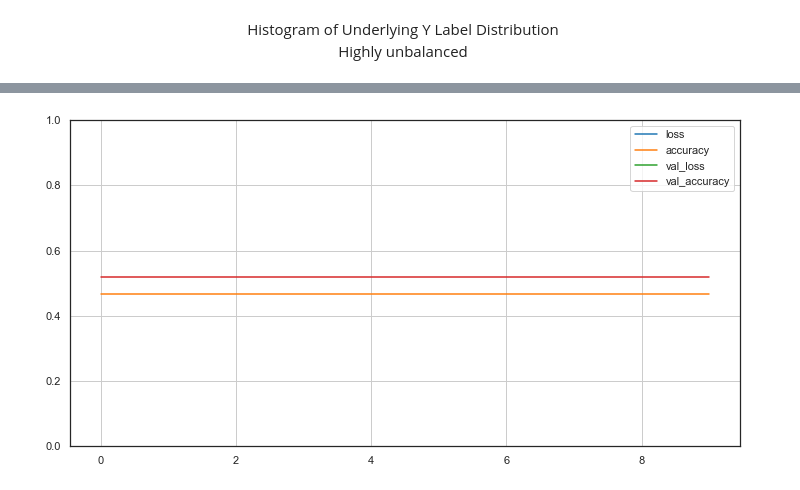
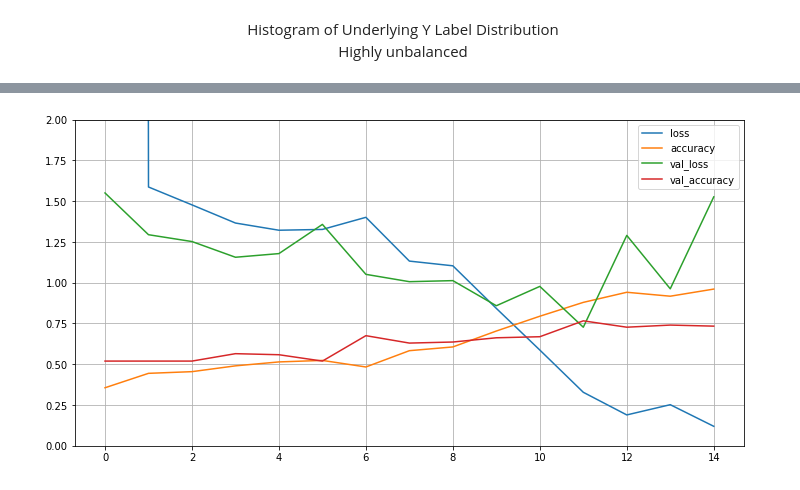
Before and after one commit to adamcwatts/ECE-524-Neural_Networks, a Jupyter notebook: Competition_Project/CNN_Notebook.ipynb, the cells around one changed output, grey strips where cells are left out. Cells and saved outputs as stored; diff of their text form; code cells hidden in the pictures.

Commit message:
updated CNN Model

```diff
--- a/Competition_Project/CNN_Notebook.ipynb
+++ b/Competition_Project/CNN_Notebook.ipynb
@@ -56,7 +58,7 @@ Color_message = '*' * 15 + ' IMPORTING RGB Images ' + '*' * 15
 
 print(Color_message)
 # grey_scale_photos = [load_img(photo, color_mode='grayscale') for photo in picture_complete_path]
-rgb_scale_photos = [load_img(photo, color_mode='rgb', target_size=(240, 240)) for photo in picture_complete_path] # RGB
+rgb_scale_photos = [load_img(photo, color_mode='rgb') for photo in picture_complete_path] # RGB
 
 # convert all images to grayscale
 
@@ -130,21 +116,21 @@ model = keras.models.Sequential([keras.layers.Conv2D(filters=64, kernel_size=11,
 # %%
-# DefaultConv2D = partial(keras.layers.Conv2D,kernel_size=3, activation='relu', padding="SAME")
+DefaultConv2D = partial(keras.layers.Conv2D,kernel_size=3, activation='relu', padding="SAME")
 
-# model = keras.models.Sequential([
-#     DefaultConv2D(filters=64, kernel_size=11, input_shape=[320,240, 3]),
-#     keras.layers.MaxPooling2D(pool_size=2),
-#     DefaultConv2D(filters=128),
-#     DefaultConv2D(filters=128),
-#     keras.layers.MaxPooling2D(pool_size=2),
-#     DefaultConv2D(filters=256),
-#     keras.layers.MaxPooling2D(pool_size=2),
-#     keras.layers.Flatten(),
-#     keras.layers.Dense(units=64, activation='relu'),
+model = keras.models.Sequential([
+    DefaultConv2D(filters=64, kernel_size=11, input_shape=[X_train_all[0].shape[0],X_train_all[0].shape[1], 3]),
+    keras.layers.MaxPooling2D(pool_size=2),
+    DefaultConv2D(filters=128),
+    DefaultConv2D(filters=128),
+    keras.layers.MaxPooling2D(pool_size=2),
+    DefaultConv2D(filters=256),
+    keras.layers.MaxPooling2D(pool_size=2),
+    keras.layers.Flatten(),
+    keras.layers.Dense(units=64, activation='relu'),
+    keras.layers.Dense(units=32, activation='relu'),
+    keras.layers.Dropout(0.2),
 #     keras.layers.Dropout(0.5),
-#     keras.layers.Dense(units=32, activation='relu'),
-#     keras.layers.Dropout(0.5),
-#     keras.layers.Dense(units=10, activation='softmax'),
-#     ])
+    keras.layers.Dense(units=10, activation='softmax'),
+    ])
 # %%
 model.summary()
 model.compile(loss="sparse_categorical_crossentropy", optimizer='adam', metrics=['accuracy'])
@@ -167,6 +153,6 @@ Trainable params: 4,209,989
 Non-trainable params: 0
 _________________________________________________________________
 # %%
-history = model.fit(X_train_all, Y_train_all, epochs=10, validation_split=0.15, batch_size=64)
+history = model.fit(X_train_all, Y_train_all, epochs=15, validation_split=0.15, batch_size=16)
 # %% [output]
 Train on 871 samples, validate on 154 samples
@@ -174,7 +175,7 @@ Epoch 1/10
 # %%
 pd.DataFrame(history.history).plot(figsize=(12, 6))
 plt.grid(True)
-plt.gca().set_ylim(0,1)
+plt.gca().set_ylim(0,2)
 plt.show()
 # %% [output]
-[figure, old version]
+[figure, new version]
```
Also changed, not shown: parts of 9 cells of this notebook.
